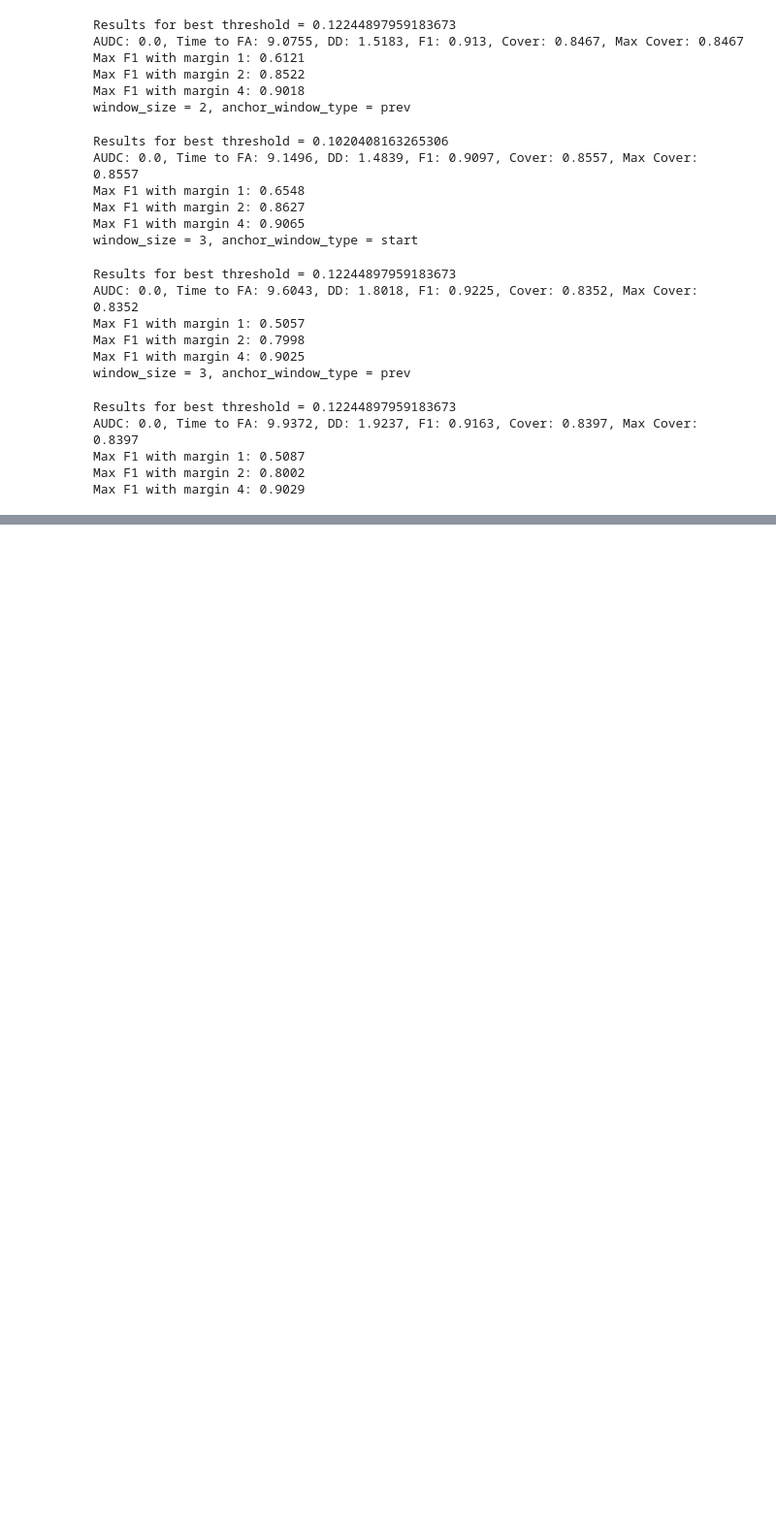
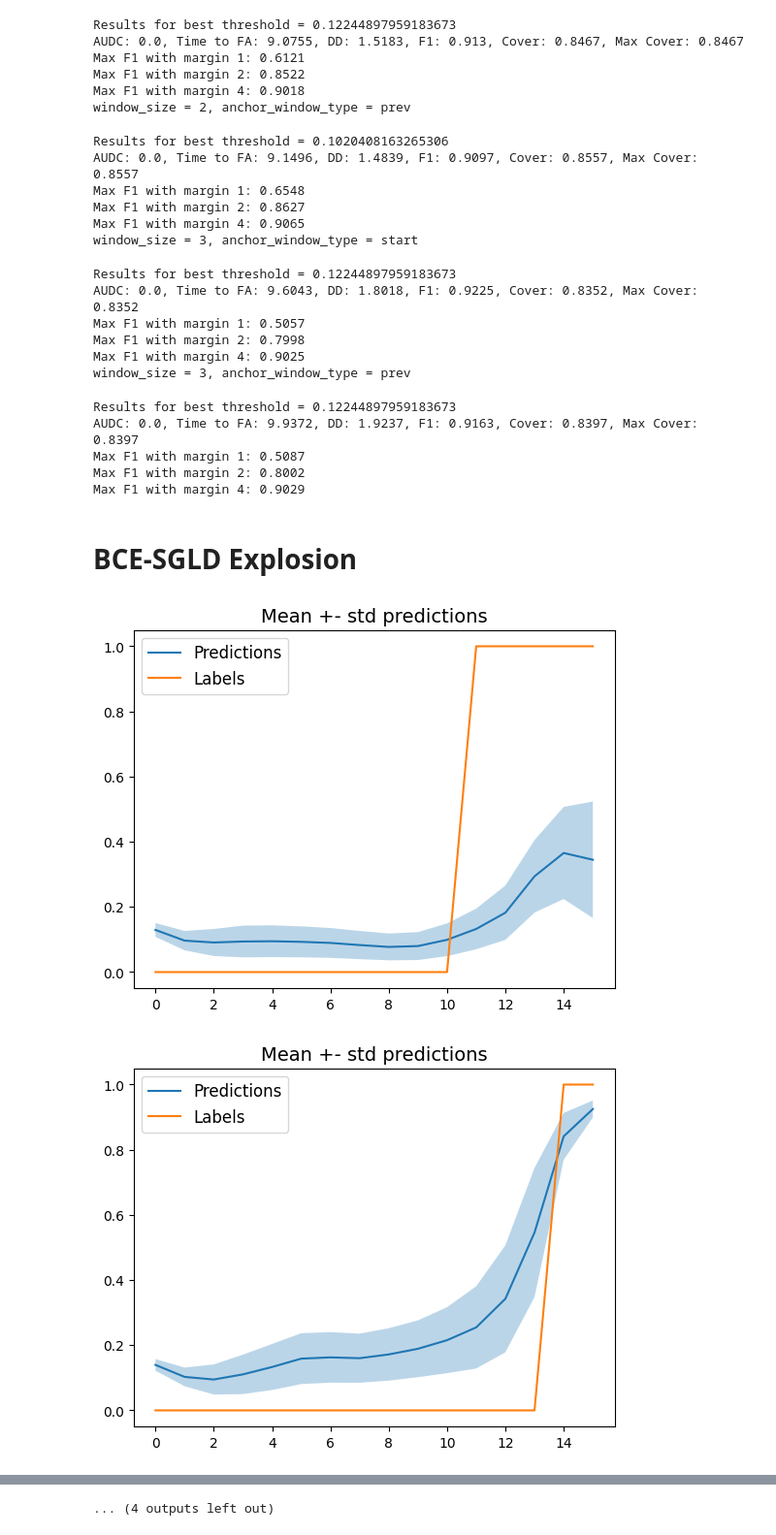
Before and after one commit to stalex2902/uncertainty-aware-cpd, a Jupyter notebook: notebooks/sgld_experiments.ipynb, the cells around one changed output, grey strips where cells are left out. Shown at 97% size. Saved outputs shown, nothing was run; the diff lists cells and outputs as text; code cells hidden in the pictures; blank space fills up the shorter version.

```diff
--- a/notebooks/sgld_experiments.ipynb
+++ b/notebooks/sgld_experiments.ipynb
@@ -713,3 +553,51 @@ AUDC: 0.0, Time to FA: 9.9372, DD: 1.9237, F1: 0.9163, Cover: 0.8397, Max Cover:
 Max F1 with margin 1: 0.5087
 Max F1 with margin 2: 0.8002
 Max F1 with margin 4: 0.9029
+# %% [markdown]
+# BCE-SGLD Explosion
+# %%
+model_type = "seq2seq"
+
+experiments_name = "explosion"
+
+path_to_config = "configs/" + "video" + "_" + model_type + ".yaml"
+
+with open(path_to_config, "r") as f:
+    args_config = yaml.safe_load(f.read())
+
+args_config["experiments_name"] = experiments_name
+args_config["model_type"] = model_type
+
+args_config["loss_type"] = "bce"
+args_config["num_workers"] = 4
+args_config["learning"]["gpus"] = 1
+
+args_config["learning"]["epochs"] = 100
+# %%
+train_dataset, test_dataset = CPDDatasets(experiments_name).get_dataset_()
+test_dataloader = DataLoader(
+    test_dataset, batch_size=args_config["learning"]["batch_size"], shuffle=False
+)
+seq_batch, labels_batch = next(iter(test_dataloader))
+# %%
+args_config["learning"]["lr"] = 1e-3
+args_config["learning"]["temperature"] = 0.001
+
+# for ABAnnealingLR
+args_config["learning"]["final_lr"] = 1e-4
+args_config["learning"]["gamma"] = 0.5
+args_config["learning"]["T_max"] = 50000
+# %%
+# path_to_models_folder = "saved_models/bce/explosion/sgld_adam"
+
+path_to_models_folder = "saved_models/bce/explosion/layer_norm/train_anomaly_num_155"
+
+ens_bce = EnsembleCPDModel(args_config, n_models=10, boot_sample_size=None)
+ens_bce.load_models_list(path_to_models_folder)
+# %%
+visualize_predictions(
+    ens_bce, "ensemble", seq_batch, labels_batch, n_pics=16, device="cuda"
+)
+# %% [output]
+[figure, added]
+[figure, added]
@@ -715,0 +614 @@ Max F1 with margin 4: 0.9029
+... (4 outputs left out)
```
Also changed, not shown: parts of 45 cells of this notebook, 7 other files.
